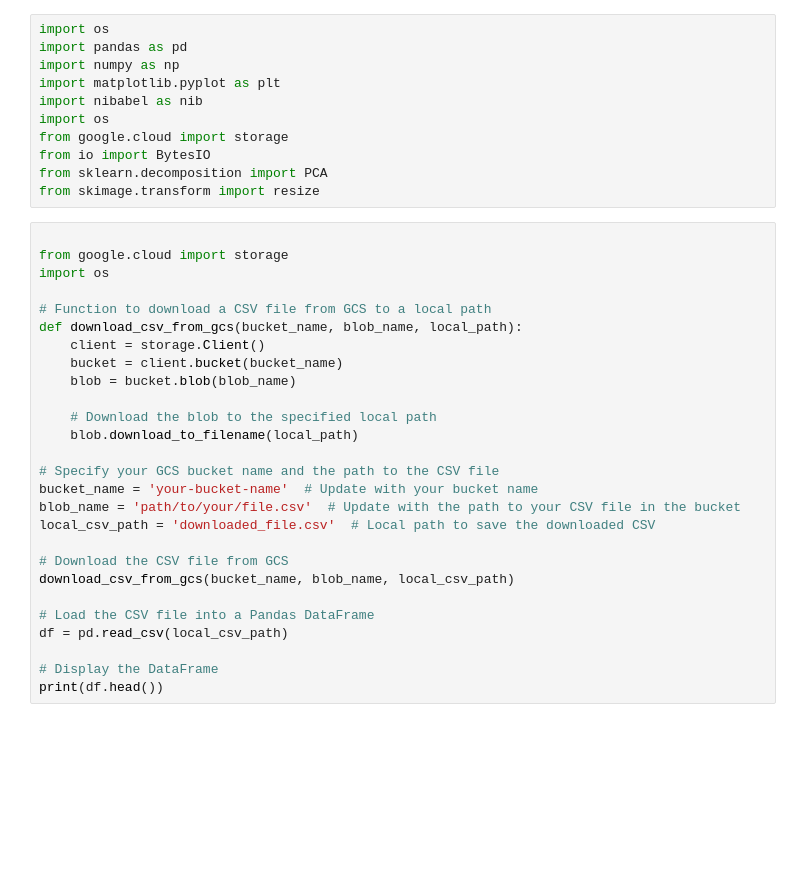
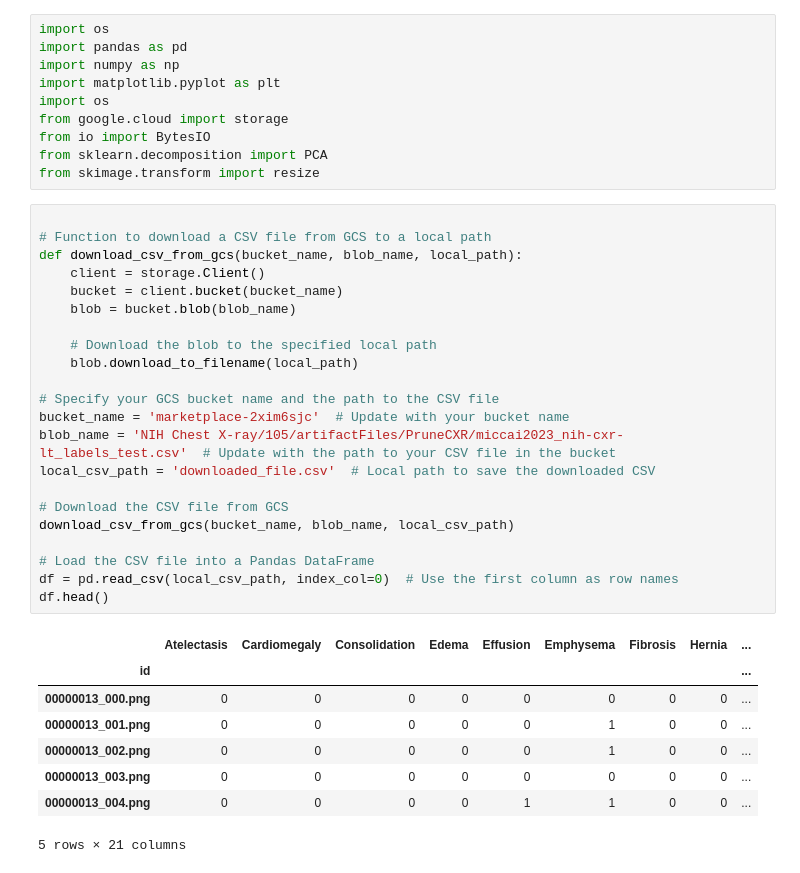
Before and after one commit to TuanDTr/predictive-panthers, a Jupyter notebook: ch15.ipynb, the cells around one changed output. Saved outputs shown, nothing was run; the diff lists cells and outputs as text; blank space fills up the shorter version.

```diff
--- a/ch15.ipynb
+++ b/ch15.ipynb
@@ -3,36 +3,39 @@ import os
 import pandas as pd
 import numpy as np
 import matplotlib.pyplot as plt
-import nibabel as nib
 import os
 from google.cloud import storage
 from io import BytesIO
 from sklearn.decomposition import PCA
 from skimage.transform import resize
 # %%
-
-from google.cloud import storage
-import os
 
 # Function to download a CSV file from GCS to a local path
 def download_csv_from_gcs(bucket_name, blob_name, local_path):
     client = storage.Client()
     bucket = client.bucket(bucket_name)
     blob = bucket.blob(blob_name)
 
     # Download the blob to the specified local path
     blob.download_to_filename(local_path)
 
 # Specify your GCS bucket name and the path to the CSV file
-bucket_name = 'your-bucket-name'  # Update with your bucket name
-blob_name = 'path/to/your/file.csv'  # Update with the path to your CSV file in the bucket
+bucket_name = 'marketplace-2xim6sjc'  # Update with your bucket name
+blob_name = 'NIH Chest X-ray/105/artifactFiles/PruneCXR/miccai2023_nih-cxr-lt_labels_test.csv'  # Update with the path to your CSV file in the bucket
 local_csv_path = 'downloaded_file.csv'  # Local path to save the downloaded CSV
 
 # Download the CSV file from GCS
 download_csv_from_gcs(bucket_name, blob_name, local_csv_path)
 
 # Load the CSV file into a Pandas DataFrame
-df = pd.read_csv(local_csv_path)
-
-# Display the DataFrame
-print(df.head())
+df = pd.read_csv(local_csv_path, index_col=0)  # Use the first column as row names
+df.head()
+# %% [output]
+|  | Atelectasis | Cardiomegaly | Consolidation | Edema | Effusion | Emphysema | Fibrosis | Hernia | ... |
+| id |  |  |  |  |  |  |  |  | ... |
+| 00000013_000.png | 0 | 0 | 0 | 0 | 0 | 0 | 0 | 0 | ... |
+| 00000013_001.png | 0 | 0 | 0 | 0 | 0 | 1 | 0 | 0 | ... |
+| 00000013_002.png | 0 | 0 | 0 | 0 | 0 | 1 | 0 | 0 | ... |
+| 00000013_003.png | 0 | 0 | 0 | 0 | 0 | 0 | 0 | 0 | ... |
+| 00000013_004.png | 0 | 0 | 0 | 0 | 1 | 1 | 0 | 0 | ... |
+5 rows × 21 columns
```
Also changed, not shown: parts of 5 cells of this notebook.
